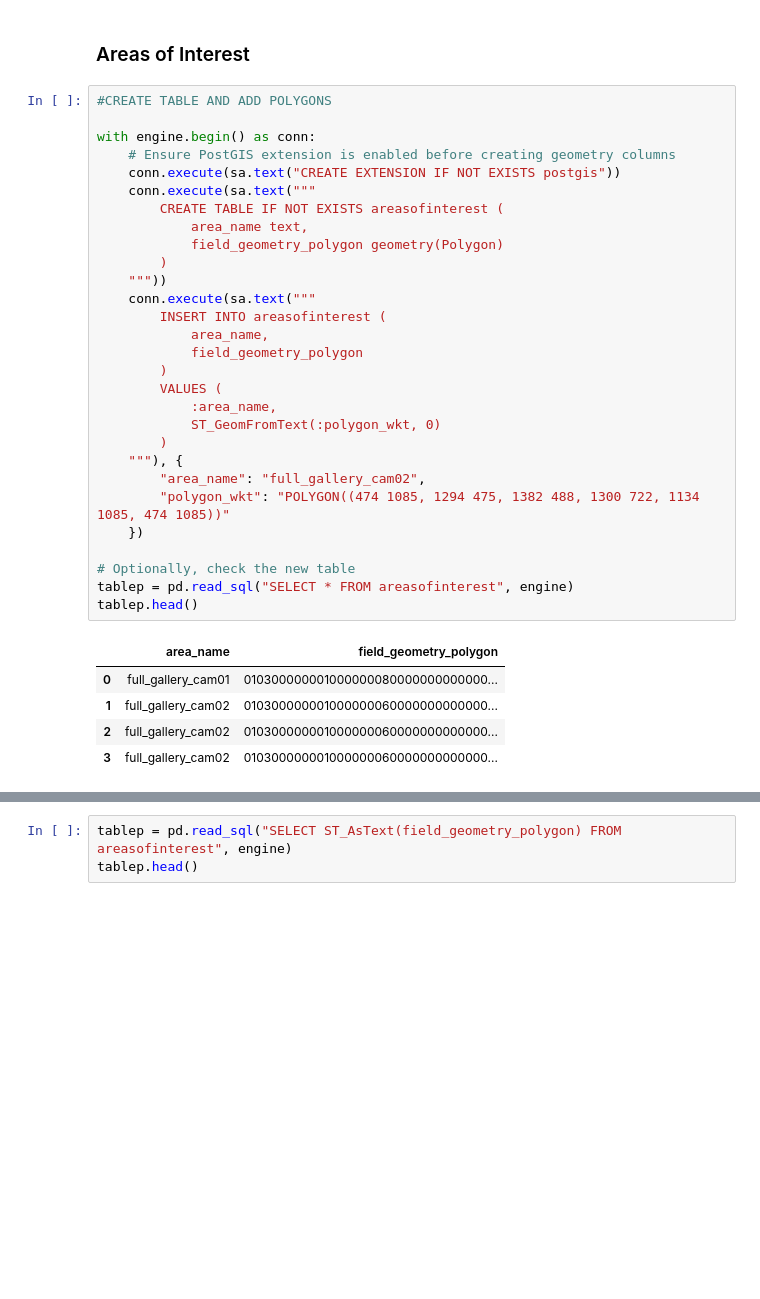
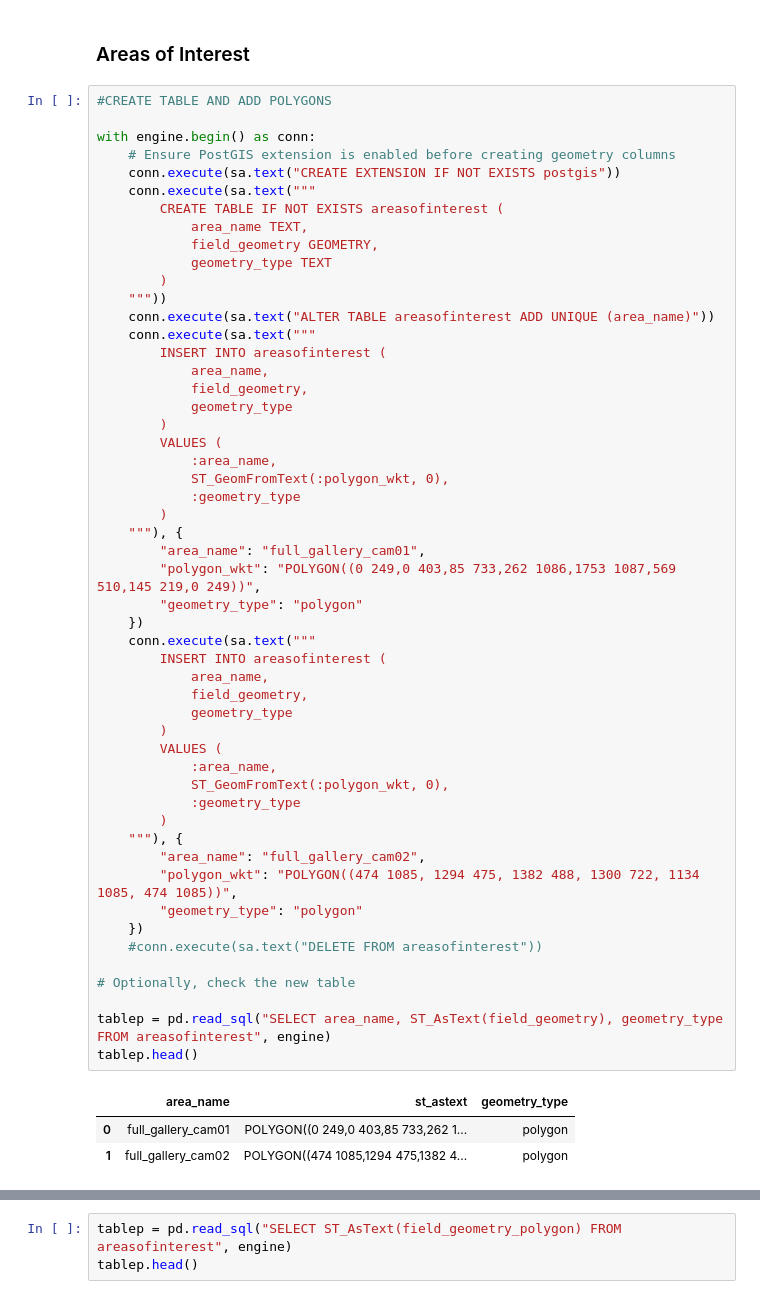
Before and after one commit to CentroFuturoCiudades/pinos-analytics-cv, a Jupyter notebook: src/test_broker.ipynb, the cells around one changed output, grey strips where cells are left out. Saved outputs shown, nothing was run; the diff lists cells and outputs as text; blank space fills up the shorter version.

```diff
--- a/src/test_broker.ipynb
+++ b/src/test_broker.ipynb
@@ -440,35 +458,56 @@ print(types_df)
 # %%
 #CREATE TABLE AND ADD POLYGONS
 
 with engine.begin() as conn:
     # Ensure PostGIS extension is enabled before creating geometry columns
     conn.execute(sa.text("CREATE EXTENSION IF NOT EXISTS postgis"))
     conn.execute(sa.text("""
         CREATE TABLE IF NOT EXISTS areasofinterest (
-            area_name text,
-            field_geometry_polygon geometry(Polygon)
+            area_name TEXT,
+            field_geometry GEOMETRY,
+            geometry_type TEXT
         )
     """))
+    conn.execute(sa.text("ALTER TABLE areasofinterest ADD UNIQUE (area_name)"))
     conn.execute(sa.text("""
         INSERT INTO areasofinterest (
             area_name,
-            field_geometry_polygon
+            field_geometry,
+            geometry_type
         )
         VALUES (
             :area_name,
-            ST_GeomFromText(:polygon_wkt, 0)
+            ST_GeomFromText(:polygon_wkt, 0),
+            :geometry_type
+        )
+    """), {
+        "area_name": "full_gallery_cam01",
+        "polygon_wkt": "POLYGON((0 249,0 403,85 733,262 1086,1753 1087,569 510,145 219,0 249))",
+        "geometry_type": "polygon"
+    })
+    conn.execute(sa.text("""
+        INSERT INTO areasofinterest (
+            area_name,
+            field_geometry,
+            geometry_type
+        )
+        VALUES (
+            :area_name,
+            ST_GeomFromText(:polygon_wkt, 0),
+            :geometry_type
         )
     """), {
         "area_name": "full_gallery_cam02",
-        "polygon_wkt": "POLYGON((474 1085, 1294 475, 1382 488, 1300 722, 1134 1085, 474 1085))"
+        "polygon_wkt": "POLYGON((474 1085, 1294 475, 1382 488, 1300 722, 1134 1085, 474 1085))",
+        "geometry_type": "polygon"
     })
+    #conn.execute(sa.text("DELETE FROM areasofinterest"))
 
 # Optionally, check the new table
-tablep = pd.read_sql("SELECT * FROM areasofinterest", engine)
+
+tablep = pd.read_sql("SELECT area_name, ST_AsText(field_geometry), geometry_type FROM areasofinterest", engine)
 tablep.head()
 # %% [output]
-|  | area_name | field_geometry_polygon |
-| 0 | full_gallery_cam01 | 010300000001000000080000000000000... |
-| 1 | full_gallery_cam02 | 010300000001000000060000000000000... |
-| 2 | full_gallery_cam02 | 010300000001000000060000000000000... |
-| 3 | full_gallery_cam02 | 010300000001000000060000000000000... |
+|  | area_name | st_astext | geometry_type |
+| 0 | full_gallery_cam01 | POLYGON((0 249,0 403,85 733,262 1... | polygon |
+| 1 | full_gallery_cam02 | POLYGON((474 1085,1294 475,1382 4... | polygon |
```
Also changed, not shown: parts of 9 cells of this notebook, 2 other files.
